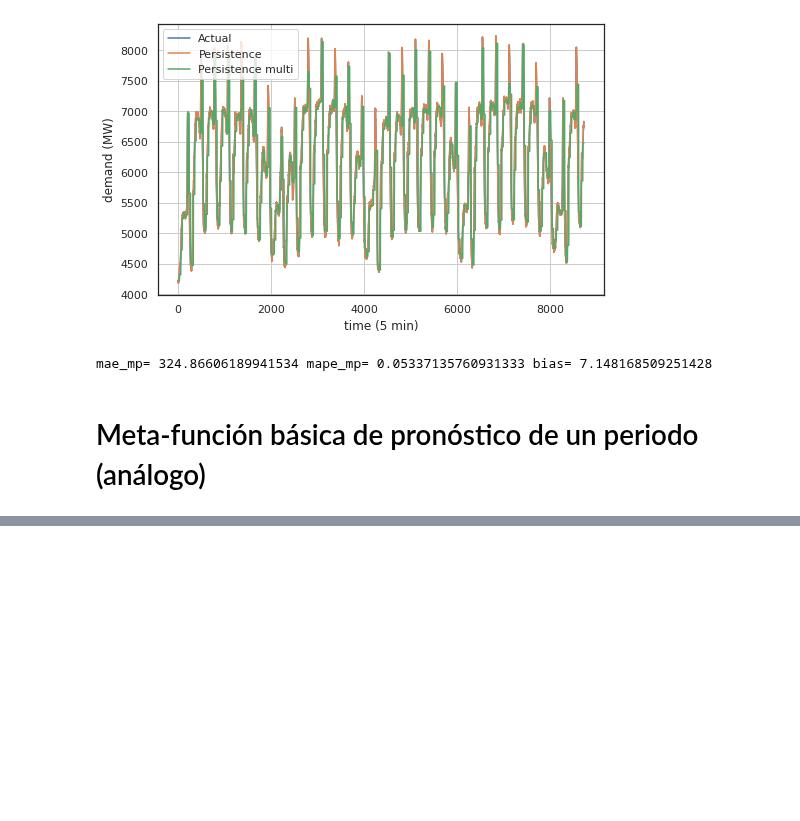
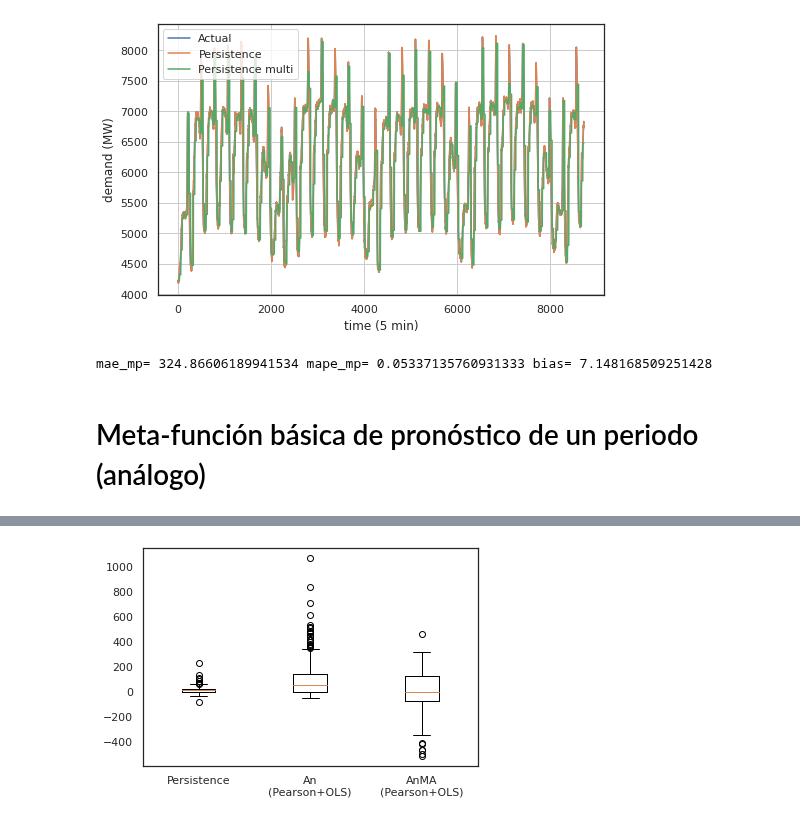
Before and after one commit to urieliram/statistical, a Jupyter notebook: Analog2.ipynb, the cells around one changed output, grey strips where cells are left out. Cells and saved outputs as stored; diff of their text form; code cells hidden in the pictures; blank space fills up the shorter version.

```diff
--- a/Analog2.ipynb
+++ b/Analog2.ipynb
@@ -578,7 +589,7 @@ unit_test =False
 ##|<---------------------------------------- train ----------------------------------------->| <test>|
 
 ## Parámetros del método Análogo
-if unit_test:
+if flag_unit_test:
     periods       = 288       ## Número de periodos en una ventana
     periods_sele  = 1         ## Número de ventanas de selección
     periods_pred  = 1         ## Número de ventanas de pronóstico
@@ -606,7 +617,7 @@ if unit_test:
     debug  = 0
     active = 0
 # %%
-if unit_test:
+if flag_unit_test:
   distances = ['pearson', 'euclidian']
   methods = ['RF', 'OLSstep', 'Boosting', 'Bagging', 'LinearReg', 'AdaBoost', 'LassoReg', 'RidgeReg', 'PLS', 'PCR', 'VotingEnsemble', 'VotingLinear'] # AutoRF, 'BayesRidge'
   preds = []
@@ -634,7 +645,7 @@ if unit_test:
   dferror.sort_values("MAPE",ascending=True)
   dferror.head()
 # %%
-if unit_test:
+if flag_unit_test:
   sel1 = ['R', 'Boosting', 'Bagging', 'AdaBoost', 'VotingEnsemble']
   sel2 = ['OLSstep', 'LassoReg', 'RidgeReg', 'PLS', 'PCR', 'VotingLinear']
 
@@ -899,13 +910,13 @@ mae_mp= 324.86606189941534 mape_mp= 0.05337135760931333 bias= 7.148168509251428
 ##                |                                               |<---n_p--->|       |
 ##                |<------------------ train -------------------->|<-------test------>|
 ##                to                                              tt                 tf
-
 n_p = 1   ## Numero de periodos por salto
 forecast3_ = []
 forecast4_ = []
 time3_     = []
 n=0
 fail=0
+fail_=False
 for to,tt,tf in positions_test:
     j=0
     nn=n
@@ -916,15 +927,16 @@ for to,tt,tf in positions_test:
         k     = 6   ## k:   número de vecinos mas cercanos
         tol   = 0.8 ## tol: porcentaje de tolerancia de cercania entre vecinos
         d     = 'pearson'
-        m     = 'OLSstep' # OLSstep
+        m     = 'OLSstep'
         X_train = numpy.array(serie[to+j:tt+j])
         try:
-            pred_, t_sel_, t_reg_ = analogo_knn(X_train, vsele=vsele, k=k, tol=tol, typedist=d, typereg=m, verbose=False)
+            pred_, t_sel_, t_reg_, fail_ = analogo_knn(X_train, vsele=vsele, k=k, tol=tol, typedist=d, typereg=m, verbose=False)
         except:
-            #pred_=[X_train[-1]]; t_sel_=0; t_reg_=0
-            print(">>> Pronóstico no calculado, pos:", tt )
-            fail = fail+1
-        forecast3_ = forecast3_ + pred_[0]
+            print(">>> Pronóstico no calculado en posicion:",tt)
+        if fail_==True:
+            print(">>> Pronóstico no calculado en posicion:",tt)
+            fail = fail + 1
+        forecast3_.append(pred_[0])
         if j >= 20 :
             array1 = np.array(forecast3_[nn:-n_p])
             array2 = np.array(serie[tt:tt+j])
@@ -1019,9 +1041,11 @@ print('mape_ma=',mape_ma,'mae_ma=',mae_ma,'bias_ma=',bias_ma)
 # %%
 ## Dibujamos un boxplot
 data = [diff(test_[a:b],forecast_[a:b]), diff(test_[a:b],forecast2_[a:b]), diff(test_[a:b],forecast3_[a:b])]
 fig, ax = plt.subplots()
 ax.boxplot(data)
-ax.set_xticklabels(['Persistence', 'An\n(Pearson+RF)', 'AnMA\n(Pearson+RF)'])
+ax.set_xticklabels(['Persistence', 'An\n(Pearson+OLS)', 'AnMA\n(Pearson+OLS)'])
 fig.savefig("boxplot.pdf")
 plt.show()
+# %% [output]
+[figure, added]
 # %%
```
Also changed, not shown: parts of 15 cells of this notebook.
